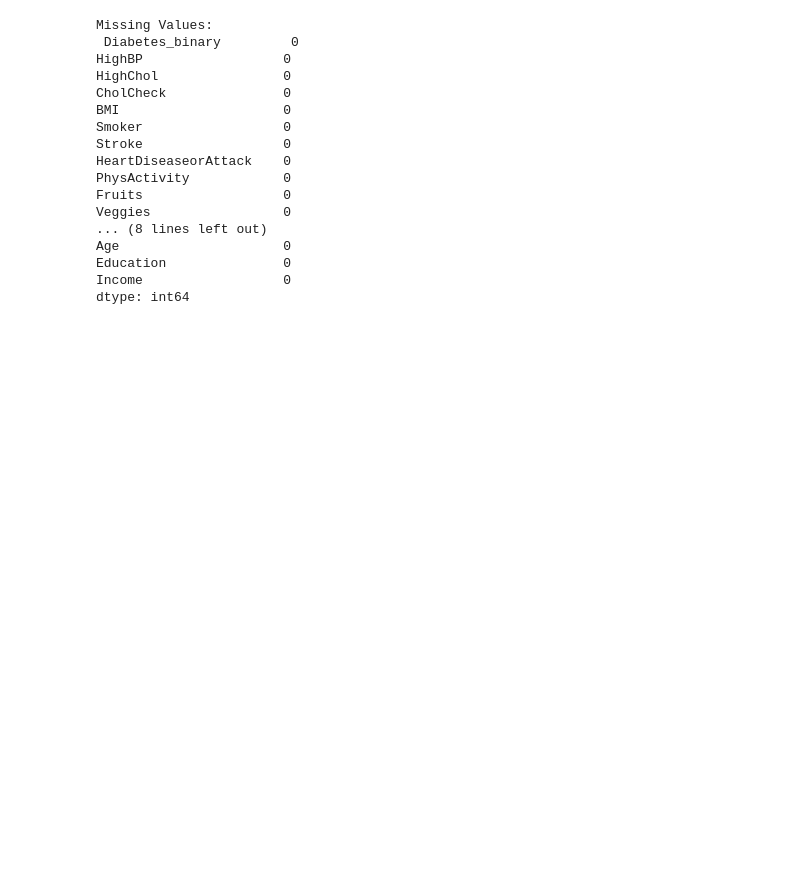
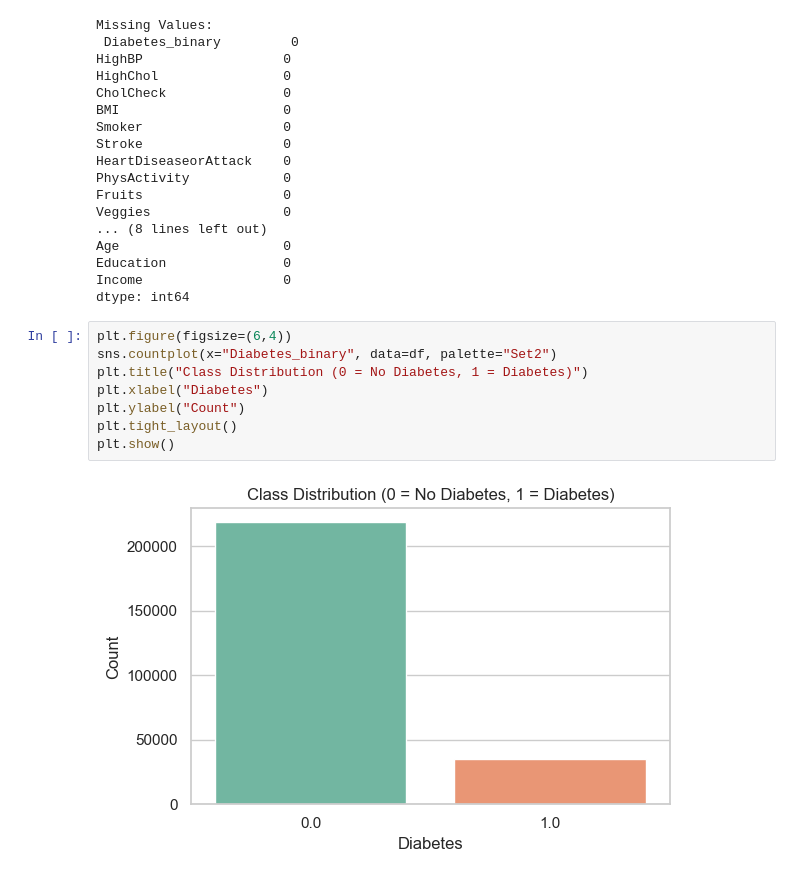
Before and after one commit to amanchakrawarty2005/health-risk-api, a Jupyter notebook: notebooks/eda.ipynb, the cells around one changed output. Drawn from its saved outputs; the diff is of its cells as text; blank space fills up the shorter version.

Commit message:
Phase 1: EDA complete with 6 visualizations

```diff
--- a/notebooks/eda.ipynb
+++ b/notebooks/eda.ipynb
@@ -61,3 +64,13 @@ Age                     0
 Education               0
 Income                  0
 dtype: int64
+# %%
+plt.figure(figsize=(6,4))
+sns.countplot(x="Diabetes_binary", data=df, palette="Set2")
+plt.title("Class Distribution (0 = No Diabetes, 1 = Diabetes)")
+plt.xlabel("Diabetes")
+plt.ylabel("Count")
+plt.tight_layout()
+plt.show()
+# %% [output]
+[figure, added]
```
Also changed, not shown: parts of 3 cells of this notebook, 5 other files.
